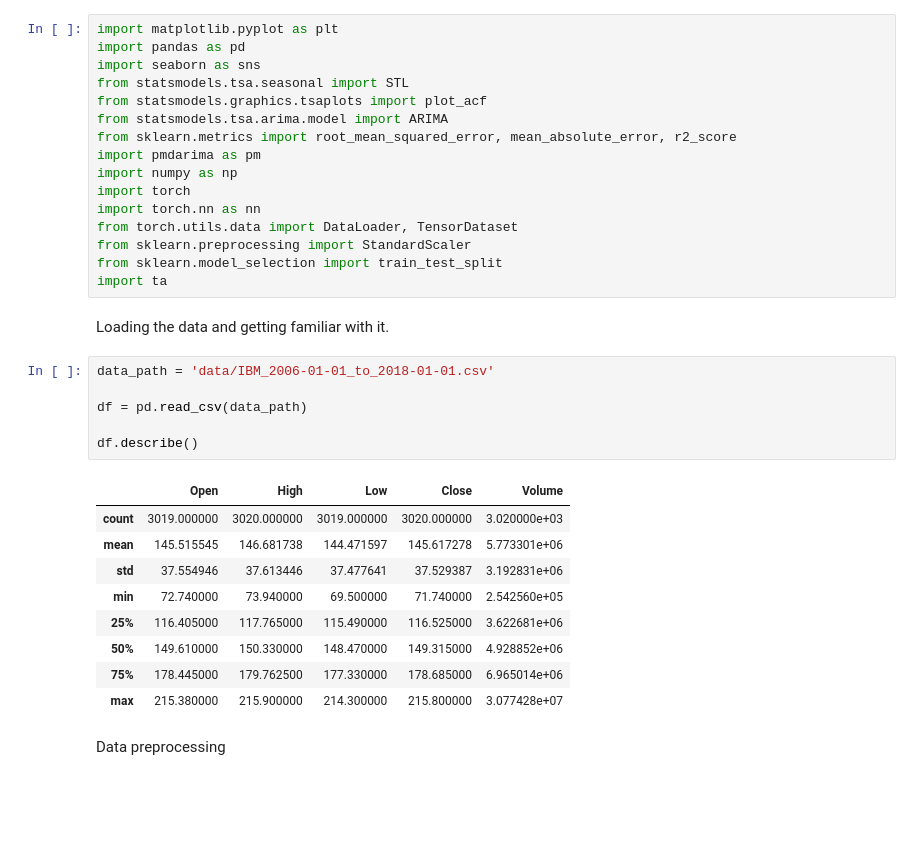
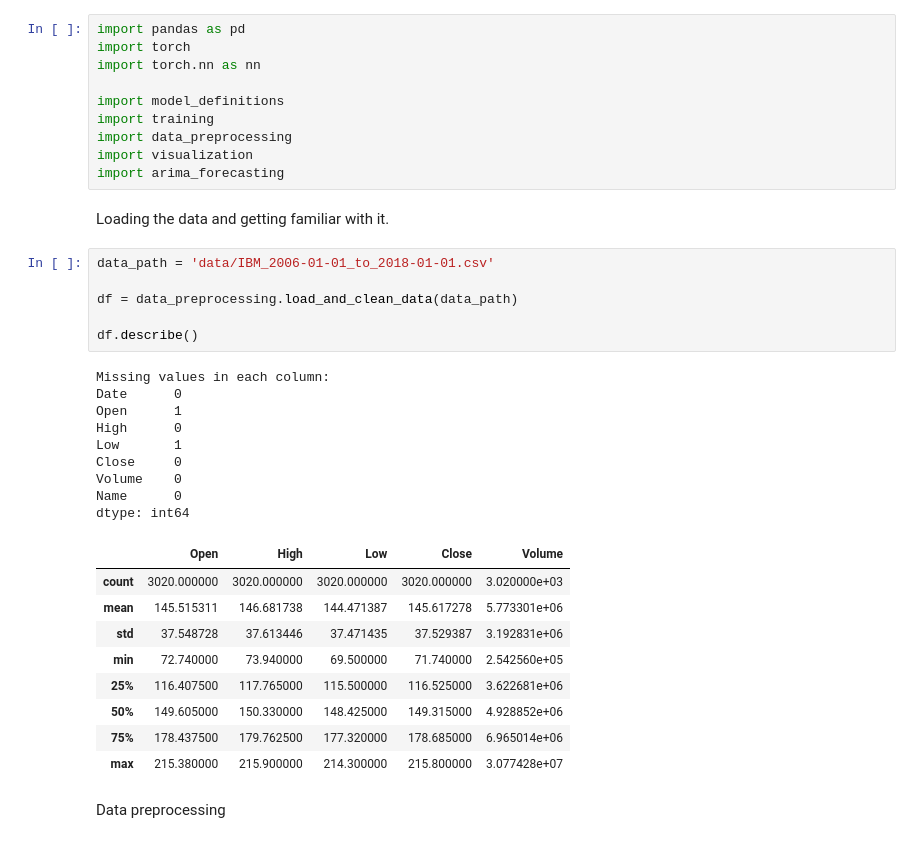
Before and after one commit to knuutti/stock-market-forecasting, a Jupyter notebook: project.ipynb, the cells around one changed output. Cells and saved outputs as stored; diff of their text form; blank space fills up the shorter version.

```diff
--- a/project.ipynb
+++ b/project.ipynb
@@ -1,36 +1,39 @@
 # %%
-import matplotlib.pyplot as plt
 import pandas as pd
-import seaborn as sns
-from statsmodels.tsa.seasonal import STL
-from statsmodels.graphics.tsaplots import plot_acf
-from statsmodels.tsa.arima.model import ARIMA
-from sklearn.metrics import root_mean_squared_error, mean_absolute_error, r2_score
-import pmdarima as pm
-import numpy as np
 import torch
 import torch.nn as nn
-from torch.utils.data import DataLoader, TensorDataset
-from sklearn.preprocessing import StandardScaler
-from sklearn.model_selection import train_test_split
-import ta
+
+import model_definitions
+import training
+import data_preprocessing
+import visualization
+import arima_forecasting
 # %% [markdown]
 Loading the data and getting familiar with it.
 # %%
 data_path = 'data/IBM_2006-01-01_to_2018-01-01.csv'
 
-df = pd.read_csv(data_path)
+df = data_preprocessing.load_and_clean_data(data_path)
 
 df.describe()
 # %% [output]
+Missing values in each column:
+Date      0
+Open      1
+High      0
+Low       1
+Close     0
+Volume    0
+Name      0
+dtype: int64
 |  | Open | High | Low | Close | Volume |
-| count | 3019.000000 | 3020.000000 | 3019.000000 | 3020.000000 | 3.020000e+03 |
-| mean | 145.515545 | 146.681738 | 144.471597 | 145.617278 | 5.773301e+06 |
-| std | 37.554946 | 37.613446 | 37.477641 | 37.529387 | 3.192831e+06 |
+| count | 3020.000000 | 3020.000000 | 3020.000000 | 3020.000000 | 3.020000e+03 |
+| mean | 145.515311 | 146.681738 | 144.471387 | 145.617278 | 5.773301e+06 |
+| std | 37.548728 | 37.613446 | 37.471435 | 37.529387 | 3.192831e+06 |
 | min | 72.740000 | 73.940000 | 69.500000 | 71.740000 | 2.542560e+05 |
-| 25% | 116.405000 | 117.765000 | 115.490000 | 116.525000 | 3.622681e+06 |
-| 50% | 149.610000 | 150.330000 | 148.470000 | 149.315000 | 4.928852e+06 |
-| 75% | 178.445000 | 179.762500 | 177.330000 | 178.685000 | 6.965014e+06 |
+| 25% | 116.407500 | 117.765000 | 115.500000 | 116.525000 | 3.622681e+06 |
+| 50% | 149.605000 | 150.330000 | 148.425000 | 149.315000 | 4.928852e+06 |
+| 75% | 178.437500 | 179.762500 | 177.320000 | 178.685000 | 6.965014e+06 |
 | max | 215.380000 | 215.900000 | 214.300000 | 215.800000 | 3.077428e+07 |
 # %% [markdown]
 Data preprocessing
```
Also changed, not shown: parts of 20 cells of this notebook, 15 other files.
